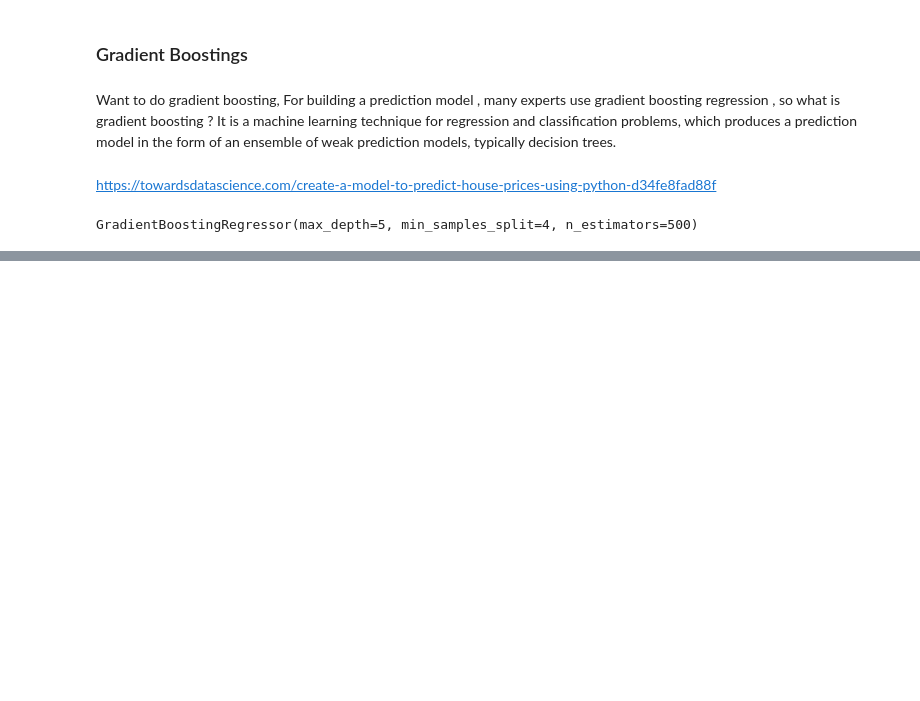
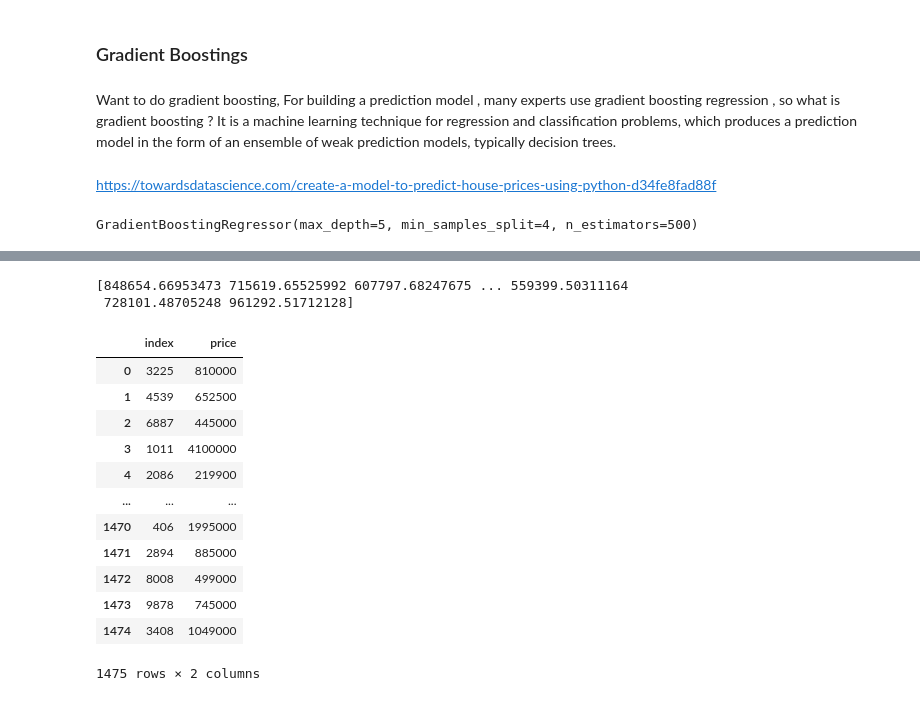
Before and after one commit to Myckland/RDMS_Competition, a Jupyter notebook: Descriptive Analysis of Dataset RDMS, Linear Regression.ipynb, the cells around one changed output, grey strips where cells are left out. Drawn from its saved outputs; the diff is of its cells as text; code cells hidden in the pictures; blank space fills up the shorter version.

```diff
--- a/Descriptive Analysis of Dataset RDMS, Linear Regression.ipynb
+++ b/Descriptive Analysis of Dataset RDMS, Linear Regression.ipynb
@@ -437,0 +475,5 @@ gba.score(x_test,y_test)
+# %%
+print(y_predictions_gradient)
+# %% [output]
+[848654.66953473 715619.65525992 607797.68247675 ... 559399.50311164
+ 728101.48705248 961292.51712128]
@@ -437,0 +488,16 @@ gba.score(x_test,y_test)
+# %%
+real_price
+# %% [output]
+|  | index | price |
+| 0 | 3225 | 810000 |
+| 1 | 4539 | 652500 |
+| 2 | 6887 | 445000 |
+| 3 | 1011 | 4100000 |
+| 4 | 2086 | 219900 |
+| ... | ... | ... |
+| 1470 | 406 | 1995000 |
+| 1471 | 2894 | 885000 |
+| 1472 | 8008 | 499000 |
+| 1473 | 9878 | 745000 |
+| 1474 | 3408 | 1049000 |
+1475 rows × 2 columns
```
Also changed, not shown: parts of 17 cells of this notebook.
